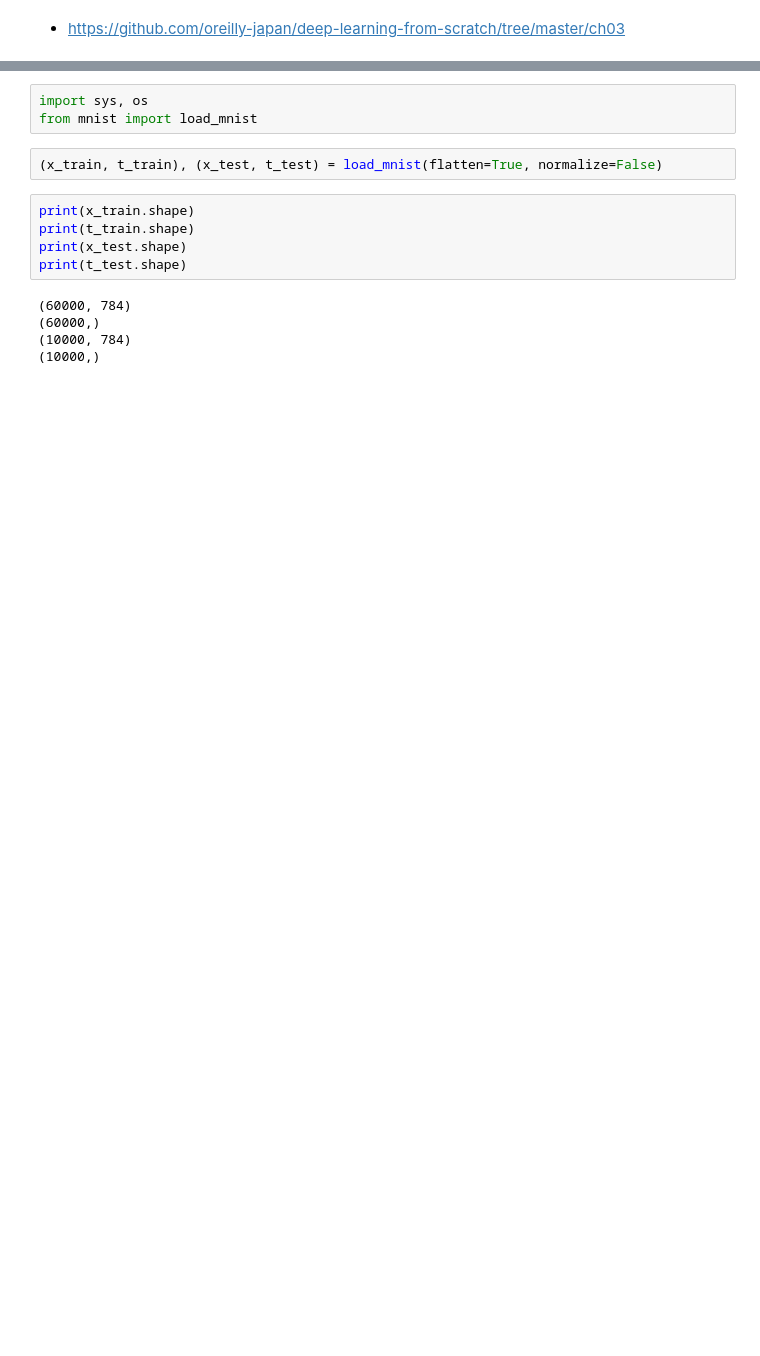
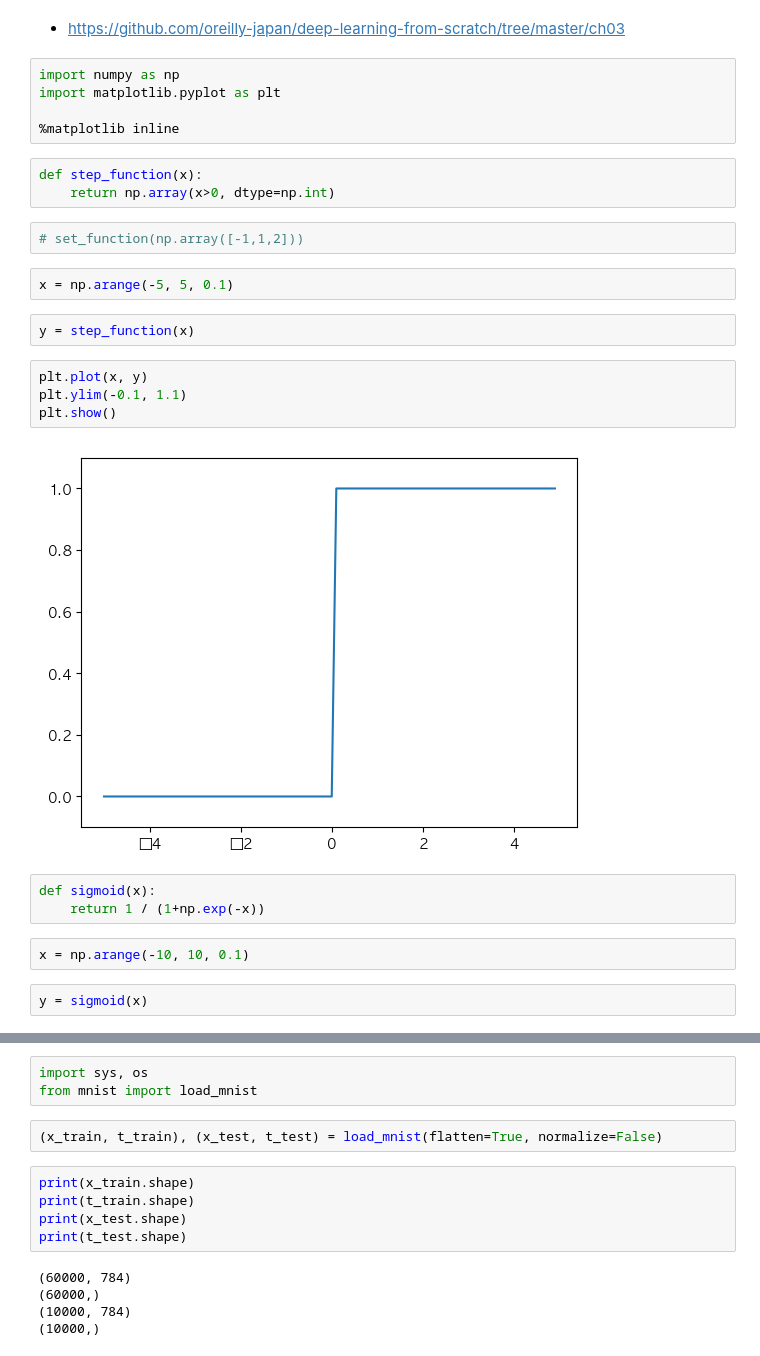
Before and after one commit to u110/public-jupyter, a Jupyter notebook: deep-learning-from-scratch/chapter3.ipynb, the cells around one changed output, grey strips where cells are left out. Cells and saved outputs as stored; diff of their text form; blank space fills up the shorter version.

```diff
--- a/deep-learning-from-scratch/chapter3.ipynb
+++ b/deep-learning-from-scratch/chapter3.ipynb
@@ -1,2 +1,29 @@
 # %% [markdown]
 - https://github.com/oreilly-japan/deep-learning-from-scratch/tree/master/ch03
+# %%
+import numpy as np
+import matplotlib.pyplot as plt
+
+%matplotlib inline
+# %%
+def step_function(x):
+    return np.array(x>0, dtype=np.int)
+# %%
+# set_function(np.array([-1,1,2]))
+# %%
+x = np.arange(-5, 5, 0.1)
+# %%
+y = step_function(x)
+# %%
+plt.plot(x, y)
+plt.ylim(-0.1, 1.1)
+plt.show()
+# %% [output]
+[figure, added]
+# %%
+def sigmoid(x):
+    return 1 / (1+np.exp(-x))
+# %%
+x = np.arange(-10, 10, 0.1)
+# %%
+y = sigmoid(x)
```
Also changed, not shown: parts of 9 cells of this notebook.
